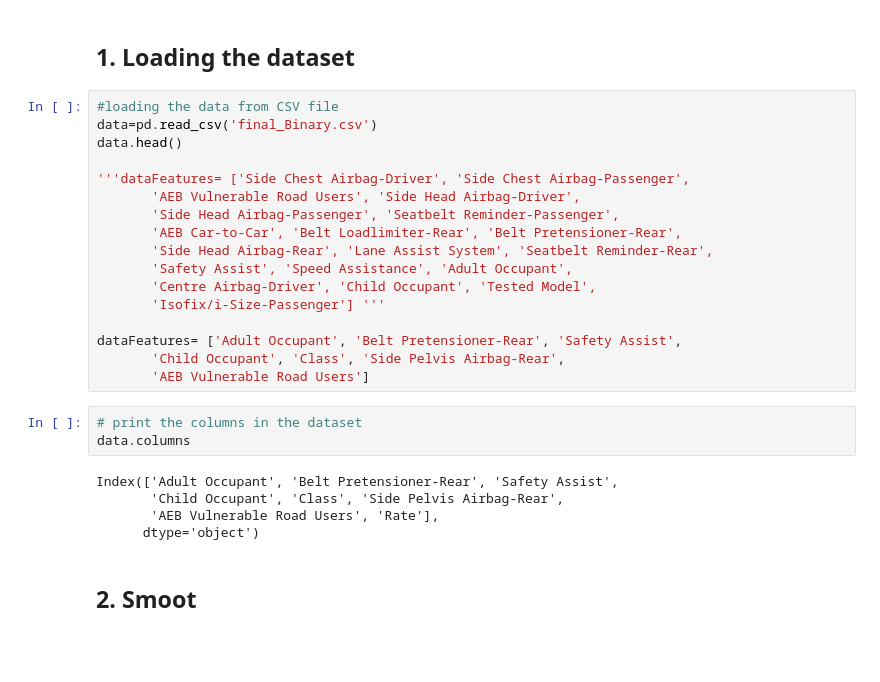
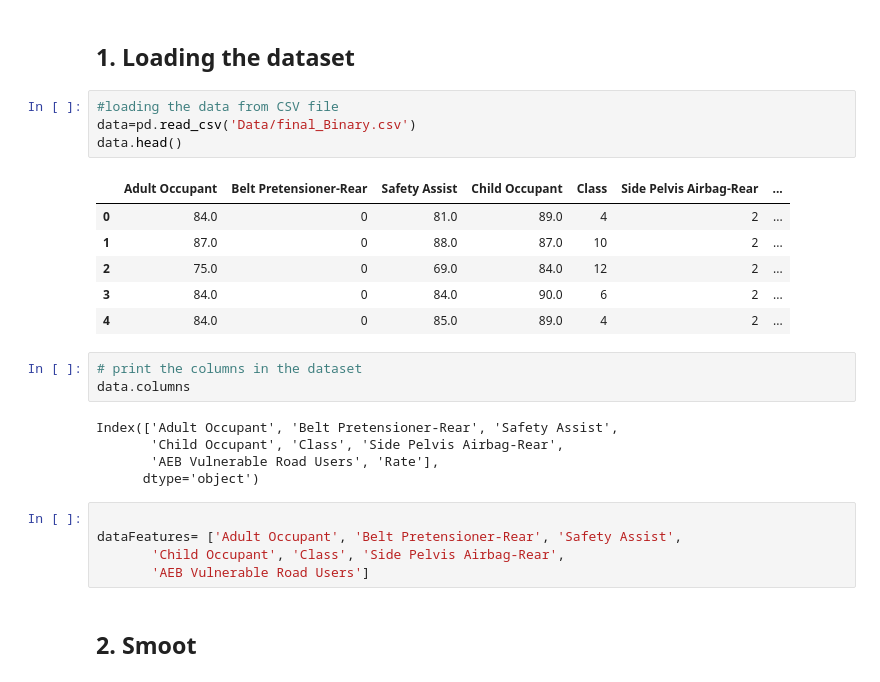
Before and after one commit to maimonahST/Cars-Ratings-ML, a Jupyter notebook: Models.ipynb, the cells around one changed output. Saved outputs shown, nothing was run; the diff lists cells and outputs as text; blank space fills up the shorter version.

```diff
--- a/Models.ipynb
+++ b/Models.ipynb
@@ -36,23 +36,17 @@ import warnings
 warnings.warn = warn
 # %% [markdown]
 ## 1. Loading the dataset
-# %%
-#loading the data from CSV file
-data=pd.read_csv('final_Binary.csv')
-data.head()
-
-'''dataFeatures= ['Side Chest Airbag-Driver', 'Side Chest Airbag-Passenger',
-       'AEB Vulnerable Road Users', 'Side Head Airbag-Driver',
-       'Side Head Airbag-Passenger', 'Seatbelt Reminder-Passenger',
-       'AEB Car-to-Car', 'Belt Loadlimiter-Rear', 'Belt Pretensioner-Rear',
-       'Side Head Airbag-Rear', 'Lane Assist System', 'Seatbelt Reminder-Rear',
-       'Safety Assist', 'Speed Assistance', 'Adult Occupant',
-       'Centre Airbag-Driver', 'Child Occupant', 'Tested Model',
-       'Isofix/i-Size-Passenger'] '''
-
-dataFeatures= ['Adult Occupant', 'Belt Pretensioner-Rear', 'Safety Assist',
-       'Child Occupant', 'Class', 'Side Pelvis Airbag-Rear',
-       'AEB Vulnerable Road Users']
+# %%
+#loading the data from CSV file
+data=pd.read_csv('Data/final_Binary.csv')
+data.head()
+# %% [output]
+|  | Adult Occupant | Belt Pretensioner-Rear | Safety Assist | Child Occupant | Class | Side Pelvis Airbag-Rear | ... |
+| 0 | 84.0 | 0 | 81.0 | 89.0 | 4 | 2 | ... |
+| 1 | 87.0 | 0 | 88.0 | 87.0 | 10 | 2 | ... |
+| 2 | 75.0 | 0 | 69.0 | 84.0 | 12 | 2 | ... |
+| 3 | 84.0 | 0 | 84.0 | 90.0 | 6 | 2 | ... |
+| 4 | 84.0 | 0 | 85.0 | 89.0 | 4 | 2 | ... |
 # %%
 # print the columns in the dataset
 data.columns
@@ -61,6 +55,11 @@ Index(['Adult Occupant', 'Belt Pretensioner-Rear', 'Safety Assist',
        'Child Occupant', 'Class', 'Side Pelvis Airbag-Rear',
        'AEB Vulnerable Road Users', 'Rate'],
       dtype='object')
+# %%
+
+dataFeatures= ['Adult Occupant', 'Belt Pretensioner-Rear', 'Safety Assist',
+       'Child Occupant', 'Class', 'Side Pelvis Airbag-Rear',
+       'AEB Vulnerable Road Users']
 # %% [markdown]
 ## 2. Smoot
 # %%
```
Also changed, not shown: parts of 4 cells of this notebook, 14 other files.
